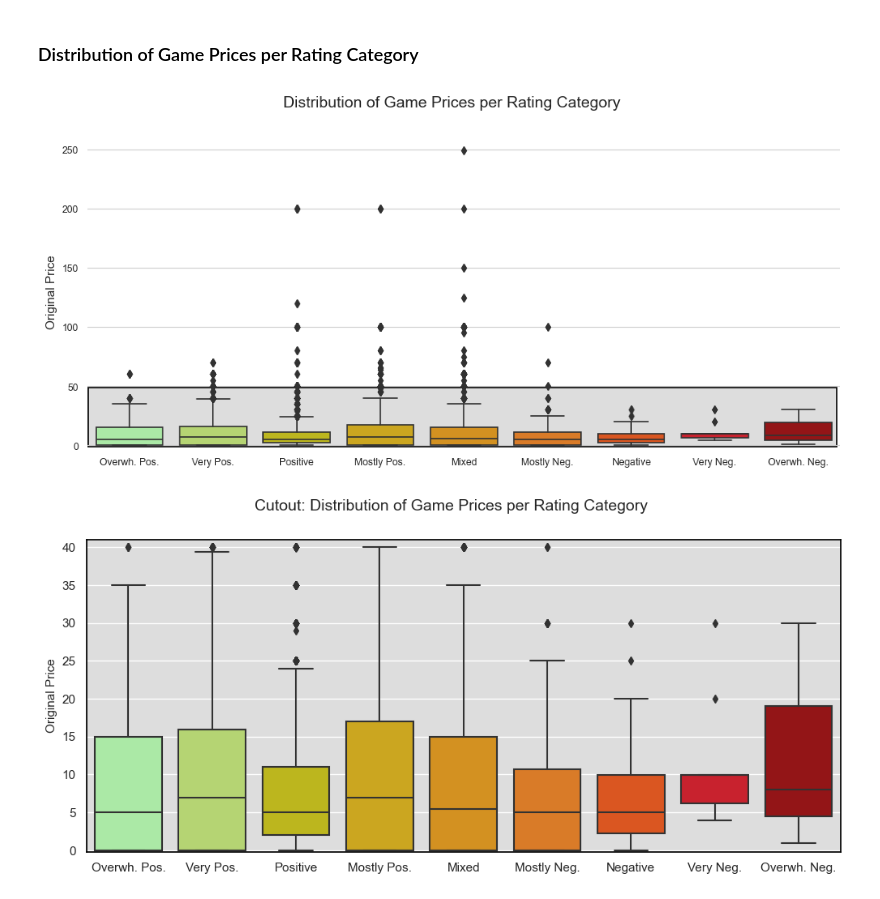
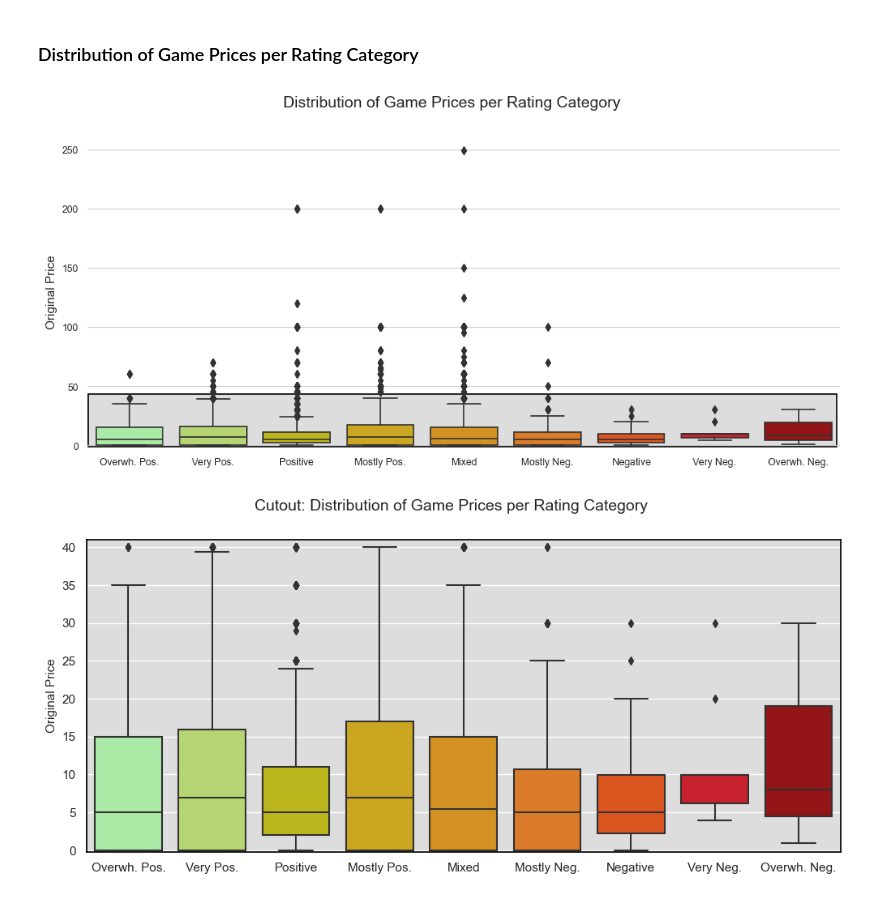
Before and after one commit to svenj-a/EDAV, a Jupyter notebook: EDAV01.ipynb, the cells around one changed output. Drawn from its saved outputs; the diff is of its cells as text; code cells hidden in the pictures.

```diff
--- a/EDAV01.ipynb
+++ b/EDAV01.ipynb
@@ -172,21 +173,18 @@ fig.savefig('Figures/bar_all.png')
 # %%
 # boxplot for original price across categories
 boxplt, ax = plt.subplots(figsize=(12, 5))
 boxplt.suptitle('Distribution of Game Prices per Rating Category', size=14)
 ax = sns.boxplot(data=games_fil, x='rating', y='price_original', palette=colorsIn, order=ordered_labels)
 ax.set_xticklabels(labels=short_labels)
 ax.set_xlabel(None)
 ax.set_ylabel('Original Price', size=11)
 ax.set_ylim(-2, )
-ax.add_patch(Rectangle((-0.49, -1.5), 8.95, 50, edgecolor='black', fill=True, facecolor='#DDDDDD', lw=1.2, zorder=0))
+ax.add_patch(Rectangle((-0.49, -1.5), 8.95, 45, edgecolor='black', fill=True, facecolor='#DDDDDD', lw=1.2, zorder=0))
 
 sns.despine(bottom=True, left=True)
 plt.show()
-
-fig = boxplt.get_figure()
-fig.savefig('Figures/box_all.png')
 # %% [output]
-[figure, old version]
+[figure, new version]
 # %%
 # boxplot for original price across categories
 sns.set(rc={'axes.facecolor':'#DDDDDD', 'axes.edgecolor': 'black'})
```
Also changed, not shown: parts of 8 cells of this notebook.
